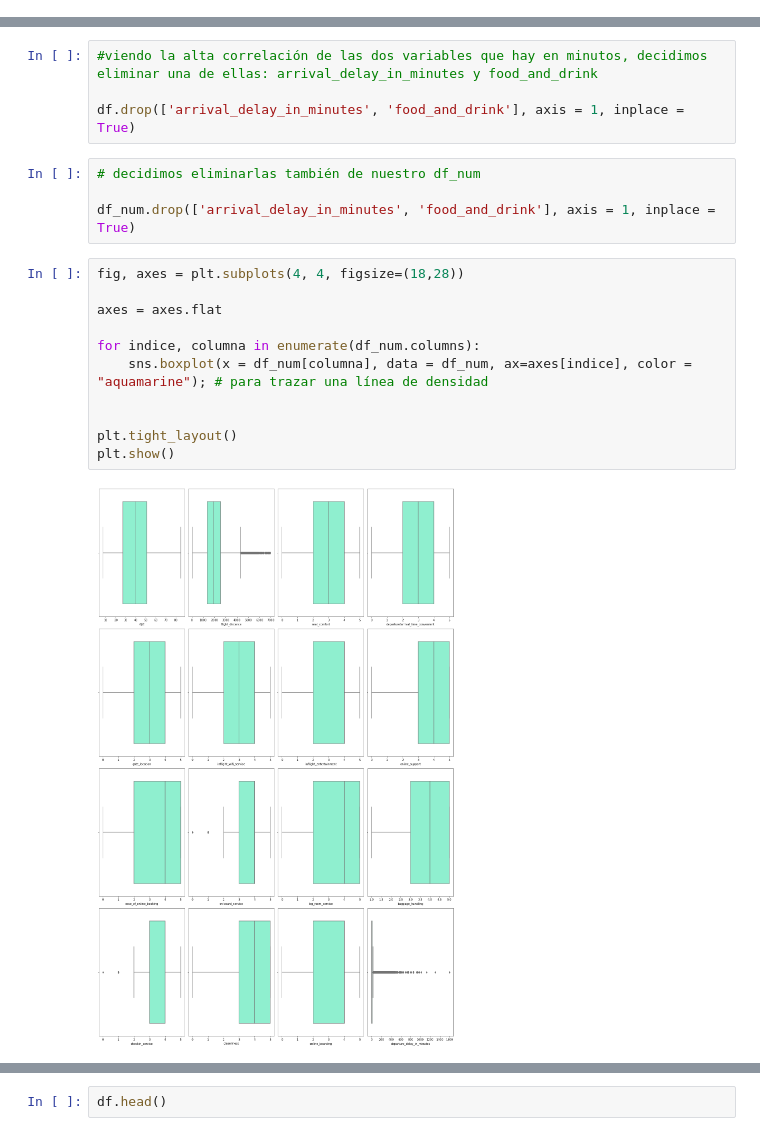
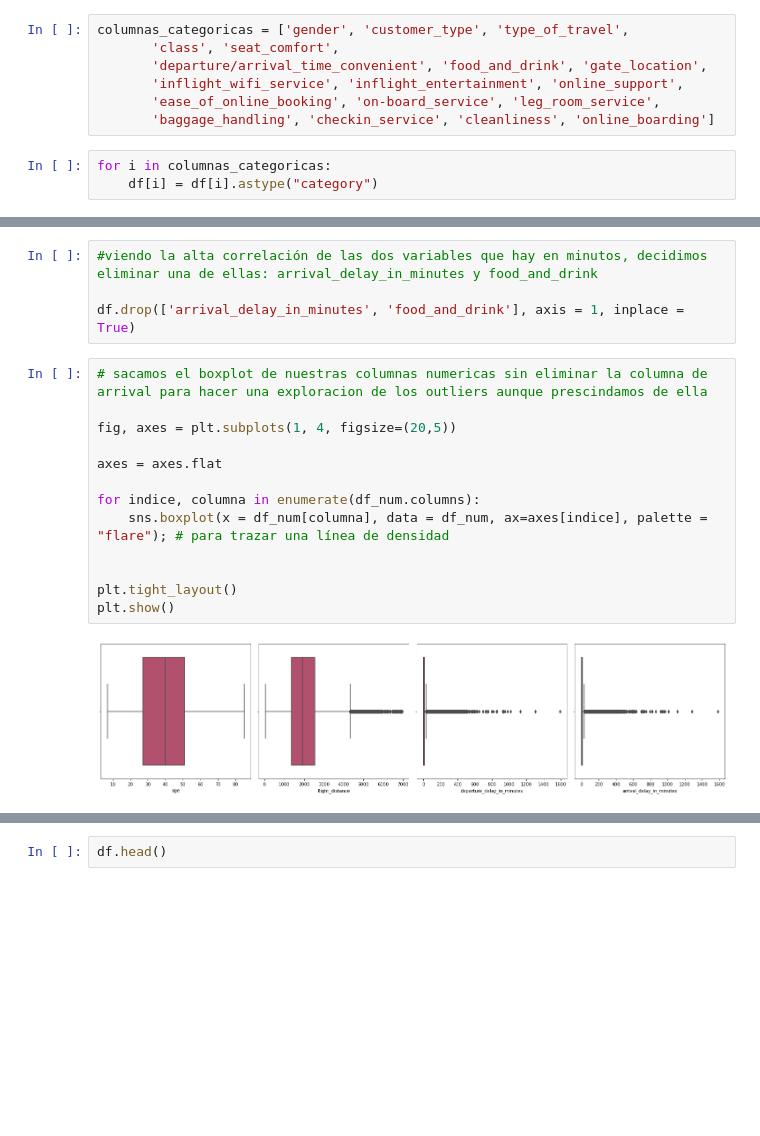
Before and after one commit to Adalab/promo_d_da_modulo3_sprint1_Estibaliz_Lorena, a Jupyter notebook: pair_regresion_logistica_eda.ipynb, the cells around one changed output, grey strips where cells are left out. Drawn from its saved outputs; the diff is of its cells as text; blank space fills up the shorter version.

```diff
--- a/pair_regresion_logistica_eda.ipynb
+++ b/pair_regresion_logistica_eda.ipynb
@@ -197,0 +192,10 @@ similar_variables(lista_col)
+# %%
+columnas_categoricas = ['gender', 'customer_type', 'type_of_travel',
+       'class', 'seat_comfort',
+       'departure/arrival_time_convenient', 'food_and_drink', 'gate_location',
+       'inflight_wifi_service', 'inflight_entertainment', 'online_support',
+       'ease_of_online_booking', 'on-board_service', 'leg_room_service',
+       'baggage_handling', 'checkin_service', 'cleanliness', 'online_boarding']
+# %%
+for i in columnas_categoricas:
+    df[i] = df[i].astype("category")
@@ -315,21 +328,19 @@ sns.heatmap(correlacion, cmap="viridis", annot = True, mask = mask, vmin = -1, v
 #viendo la alta correlación de las dos variables que hay en minutos, decidimos eliminar una de ellas: arrival_delay_in_minutes y food_and_drink
 
 df.drop(['arrival_delay_in_minutes', 'food_and_drink'], axis = 1, inplace = True)
-# %%
-# decidimos eliminarlas también de nuestro df_num
-
-df_num.drop(['arrival_delay_in_minutes', 'food_and_drink'], axis = 1, inplace = True)
 # %%
-fig, axes = plt.subplots(4, 4, figsize=(18,28))
+# sacamos el boxplot de nuestras columnas numericas sin eliminar la columna de arrival para hacer una exploracion de los outliers aunque prescindamos de ella
+
+fig, axes = plt.subplots(1, 4, figsize=(20,5))
 
 axes = axes.flat
 
 for indice, columna in enumerate(df_num.columns):
-    sns.boxplot(x = df_num[columna], data = df_num, ax=axes[indice], color = "aquamarine"); # para trazar una línea de densidad
+    sns.boxplot(x = df_num[columna], data = df_num, ax=axes[indice], palette = "flare"); # para trazar una línea de densidad
 
 
 plt.tight_layout()
 plt.show()
 # %% [output]
-[figure, old version]
+[figure, new version]
 # %%
```
Also changed, not shown: parts of 24 cells of this notebook, 1 other file.
